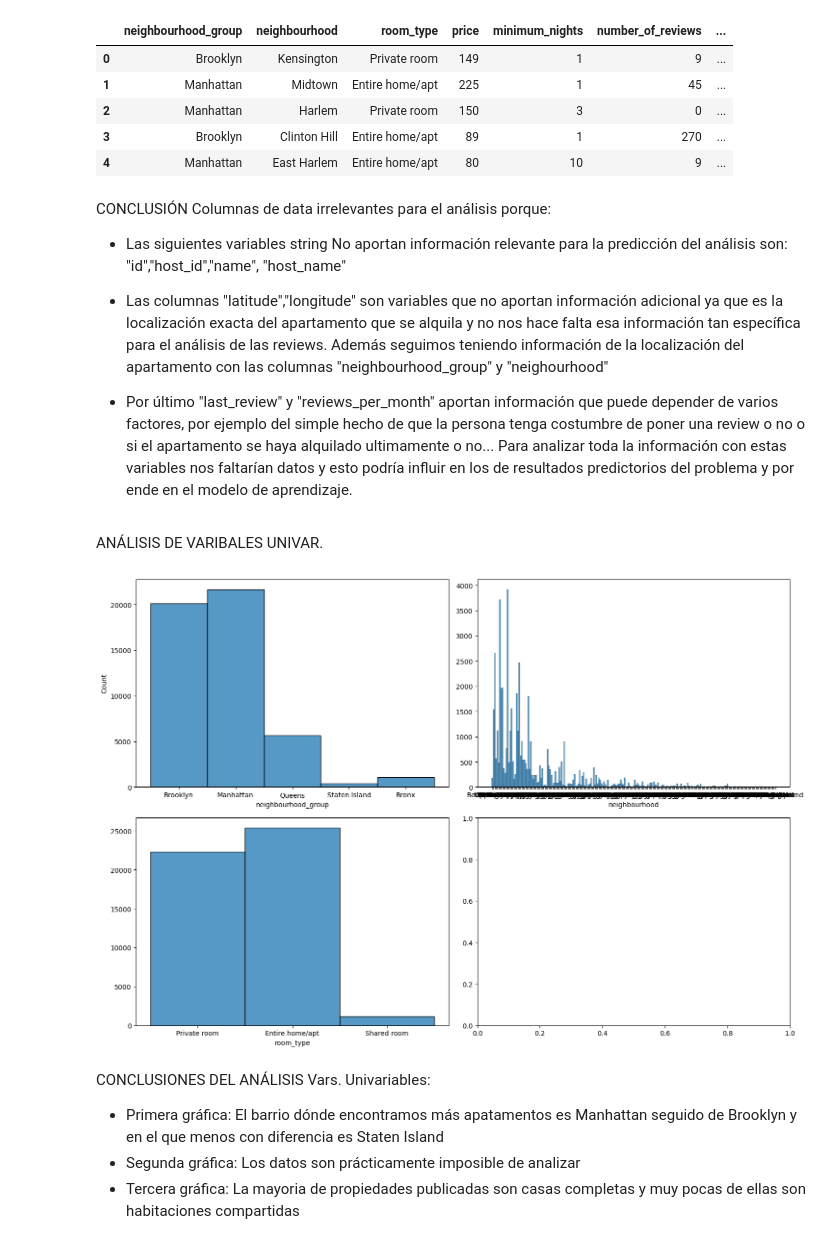
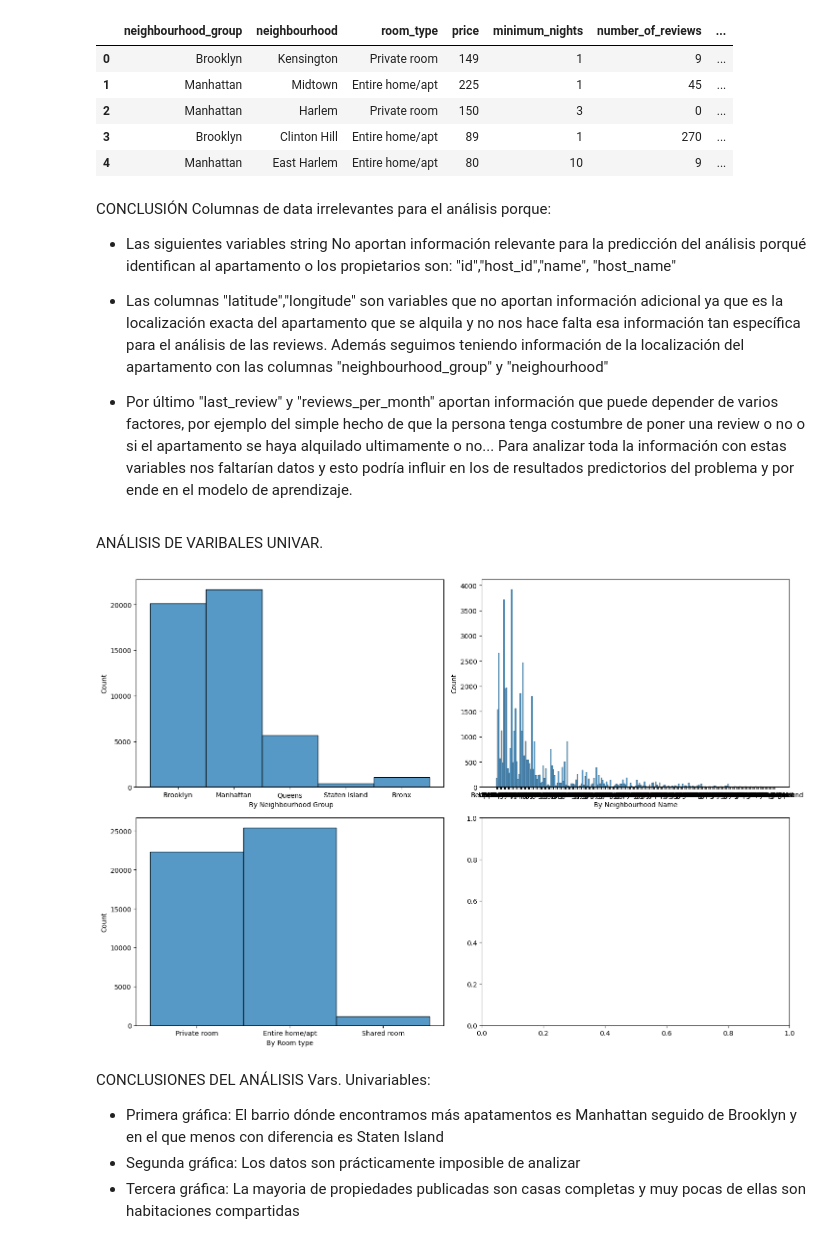
Before and after one commit to 4GeeksAcademy/CristinaChico_EDA, a Jupyter notebook: src/explore.ipynb, the cells around one changed output. Saved outputs shown, nothing was run; the diff lists cells and outputs as text; code cells hidden in the pictures.

```diff
--- a/src/explore.ipynb
+++ b/src/explore.ipynb
@@ -71,7 +71,7 @@ total_data.head()
 # %% [markdown]
 CONCLUSIÓN
 Columnas de data irrelevantes para el análisis porque:
-- Las siguientes variables string No aportan información relevante para la predicción del análisis son: "id","host_id","name", "host_name"
+- Las siguientes variables string No aportan información relevante para la predicción del análisis porqué identifican al apartamento o los propietarios son: "id","host_id","name", "host_name"
 
 - Las columnas "latitude","longitude" son variables que no aportan información adicional ya que es la localización exacta del apartamento que se alquila y no nos hace falta esa información tan específica para el análisis de las reviews. Además seguimos teniendo información de la localización del apartamento con las columnas "neighbourhood_group" y "neighourhood"
 
@@ -81,21 +81,21 @@ ANÁLISIS DE VARIBALES UNIVAR.
 # %%
 #Variables categoricas: neighbourhood_group, neighbourhood,room_type
 
-fig, axis = plt.subplots(2, 2, figsize = (15, 10))
+fig, axis = plt.subplots(2,2, figsize = (15, 10))
 #2,2= dos rows  y dos columns
 
-sns.histplot(ax = axis[0, 0], data = total_data, x = "neighbourhood_group")
-sns.histplot(ax = axis[0, 1], data = total_data, x = "neighbourhood").set(ylabel = None)
-sns.histplot(ax = axis[1, 0], data = total_data, x = "room_type").set(ylabel = None)
+plot1= sns.histplot(ax = axis[0, 0], data = total_data, x = "neighbourhood_group").set(xlabel = " By Neighbourhood Group")
+plot2 =sns.histplot(ax = axis[0, 1], data = total_data, x = "neighbourhood").set(xlabel = "By Neighbourhood Name")
+plot3=sns.histplot(ax = axis[1, 0], data = total_data, x = "room_type").set(xlabel = "By Room type")
 
 
 # Ajustar el layout
 plt.tight_layout()
 
 # Mostrar el plot
 plt.show()
 # %% [output]
-[figure, old version]
+[figure, new version]
 # %% [markdown]
 CONCLUSIONES DEL ANÁLISIS Vars. Univariables:
 - Primera gráfica: El barrio dónde encontramos más apatamentos es Manhattan seguido de Brooklyn y en el que menos con diferencia es Staten Island
```
Also changed, not shown: parts of 6 cells of this notebook.
